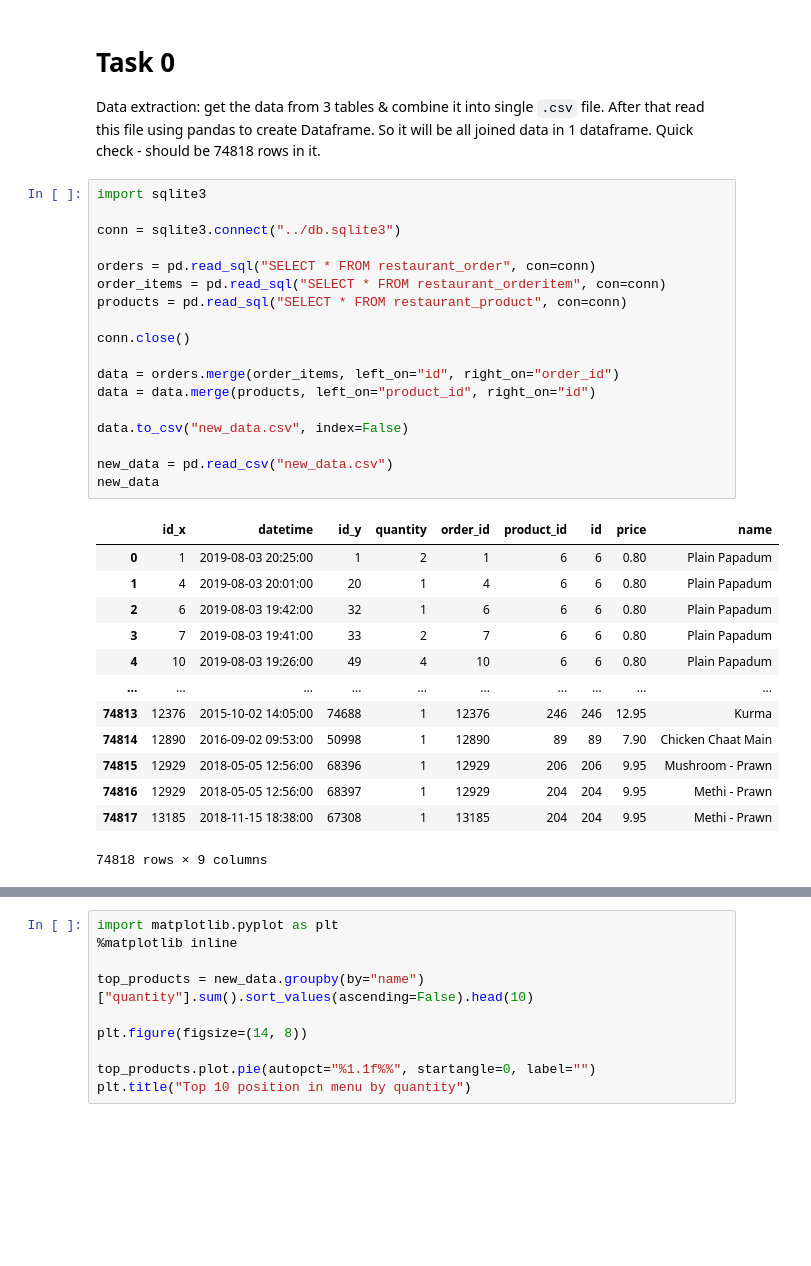
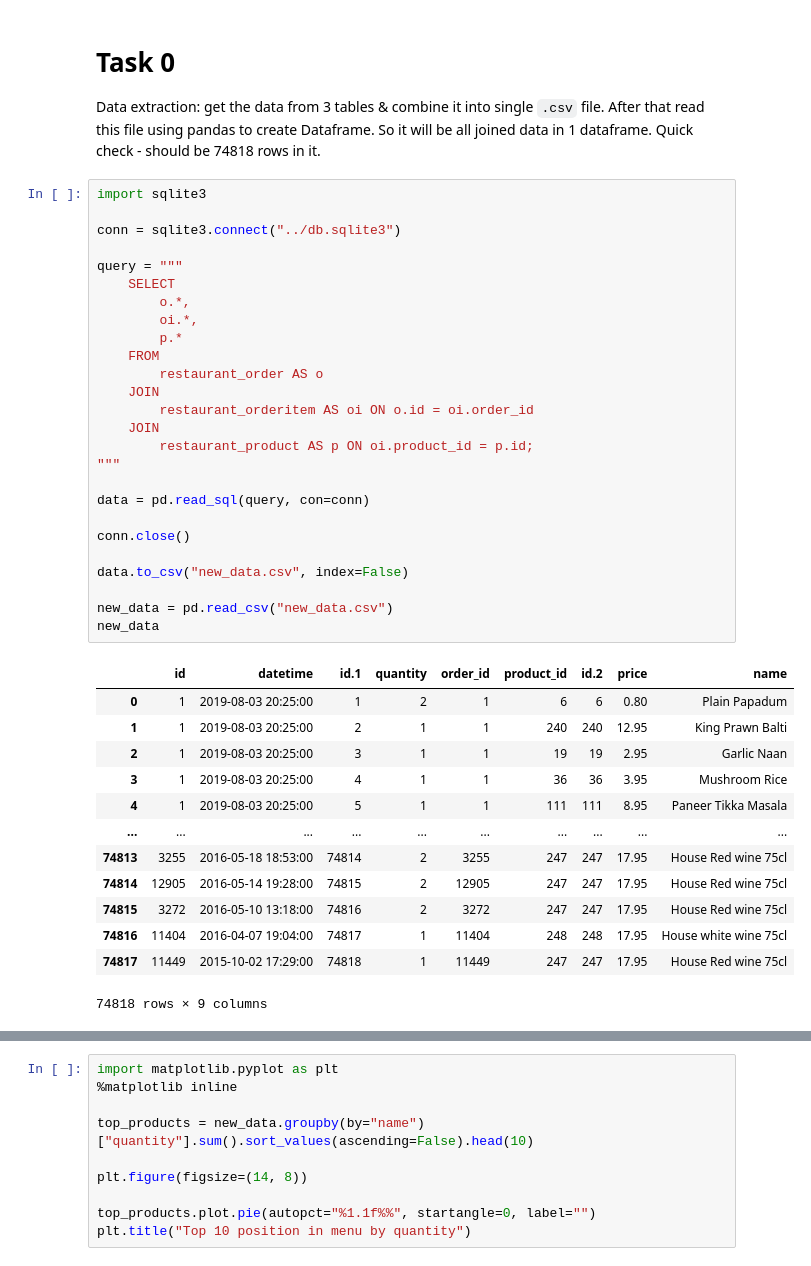
Before and after one commit to OleksiukStepan/py-restaurant-data-analysis, a Jupyter notebook: app/main.ipynb, the cells around one changed output, grey strips where cells are left out. Saved outputs shown, nothing was run; the diff lists cells and outputs as text; blank space fills up the shorter version.

Commit message:
change joining tables using sql query

```diff
--- a/app/main.ipynb
+++ b/app/main.ipynb
@@ -6,38 +6,46 @@ import numpy as np
 Data extraction: get the data from 3 tables & combine it into single `.csv` file.
 After that read this file using pandas to create Dataframe.
 So it will be all joined data in 1 dataframe. Quick check - should be 74818 rows in it.
-# %%
-import sqlite3
-
-conn = sqlite3.connect("../db.sqlite3")
-
-orders = pd.read_sql("SELECT * FROM restaurant_order", con=conn)
-order_items = pd.read_sql("SELECT * FROM restaurant_orderitem", con=conn)
-products = pd.read_sql("SELECT * FROM restaurant_product", con=conn)
-
-conn.close()
-
-data = orders.merge(order_items, left_on="id", right_on="order_id")
-data = data.merge(products, left_on="product_id", right_on="id")
-
-data.to_csv("new_data.csv", index=False)
-
-new_data = pd.read_csv("new_data.csv")
-new_data
-# %% [output]
-|  | id_x | datetime | id_y | quantity | order_id | product_id | id | price | name |
-| 0 | 1 | 2019-08-03 20:25:00 | 1 | 2 | 1 | 6 | 6 | 0.80 | Plain Papadum |
-| 1 | 4 | 2019-08-03 20:01:00 | 20 | 1 | 4 | 6 | 6 | 0.80 | Plain Papadum |
-| 2 | 6 | 2019-08-03 19:42:00 | 32 | 1 | 6 | 6 | 6 | 0.80 | Plain Papadum |
-| 3 | 7 | 2019-08-03 19:41:00 | 33 | 2 | 7 | 6 | 6 | 0.80 | Plain Papadum |
-| 4 | 10 | 2019-08-03 19:26:00 | 49 | 4 | 10 | 6 | 6 | 0.80 | Plain Papadum |
-| ... | ... | ... | ... | ... | ... | ... | ... | ... | ... |
-| 74813 | 12376 | 2015-10-02 14:05:00 | 74688 | 1 | 12376 | 246 | 246 | 12.95 | Kurma |
-| 74814 | 12890 | 2016-09-02 09:53:00 | 50998 | 1 | 12890 | 89 | 89 | 7.90 | Chicken Chaat Main |
-| 74815 | 12929 | 2018-05-05 12:56:00 | 68396 | 1 | 12929 | 206 | 206 | 9.95 | Mushroom - Prawn |
-| 74816 | 12929 | 2018-05-05 12:56:00 | 68397 | 1 | 12929 | 204 | 204 | 9.95 | Methi - Prawn |
-| 74817 | 13185 | 2018-11-15 18:38:00 | 67308 | 1 | 13185 | 204 | 204 | 9.95 | Methi - Prawn |
-74818 rows × 9 columns
+# %%
+import sqlite3
+
+conn = sqlite3.connect("../db.sqlite3")
+
+query = """
+    SELECT
+        o.*,
+        oi.*,
+        p.*
+    FROM
+        restaurant_order AS o
+    JOIN
+        restaurant_orderitem AS oi ON o.id = oi.order_id
+    JOIN
+        restaurant_product AS p ON oi.product_id = p.id;
+"""
+
+data = pd.read_sql(query, con=conn)
+
+conn.close()
+
+data.to_csv("new_data.csv", index=False)
+
+new_data = pd.read_csv("new_data.csv")
+new_data
+# %% [output]
+|  | id | datetime | id.1 | quantity | order_id | product_id | id.2 | price | name |
+| 0 | 1 | 2019-08-03 20:25:00 | 1 | 2 | 1 | 6 | 6 | 0.80 | Plain Papadum |
+| 1 | 1 | 2019-08-03 20:25:00 | 2 | 1 | 1 | 240 | 240 | 12.95 | King Prawn Balti |
+| 2 | 1 | 2019-08-03 20:25:00 | 3 | 1 | 1 | 19 | 19 | 2.95 | Garlic Naan |
+| 3 | 1 | 2019-08-03 20:25:00 | 4 | 1 | 1 | 36 | 36 | 3.95 | Mushroom Rice |
+| 4 | 1 | 2019-08-03 20:25:00 | 5 | 1 | 1 | 111 | 111 | 8.95 | Paneer Tikka Masala |
+| ... | ... | ... | ... | ... | ... | ... | ... | ... | ... |
+| 74813 | 3255 | 2016-05-18 18:53:00 | 74814 | 2 | 3255 | 247 | 247 | 17.95 | House Red wine 75cl |
+| 74814 | 12905 | 2016-05-14 19:28:00 | 74815 | 2 | 12905 | 247 | 247 | 17.95 | House Red wine 75cl |
+| 74815 | 3272 | 2016-05-10 13:18:00 | 74816 | 2 | 3272 | 247 | 247 | 17.95 | House Red wine 75cl |
+| 74816 | 11404 | 2016-04-07 19:04:00 | 74817 | 1 | 11404 | 248 | 248 | 17.95 | House white wine 75cl |
+| 74817 | 11449 | 2015-10-02 17:29:00 | 74818 | 1 | 11449 | 247 | 247 | 17.95 | House Red wine 75cl |
+74818 rows × 9 columns
 # %% [markdown]
 # Task 1
 Get Top 10 most popular products in restaurant sold by Quantity.
```
Also changed, not shown: 1 other file.
